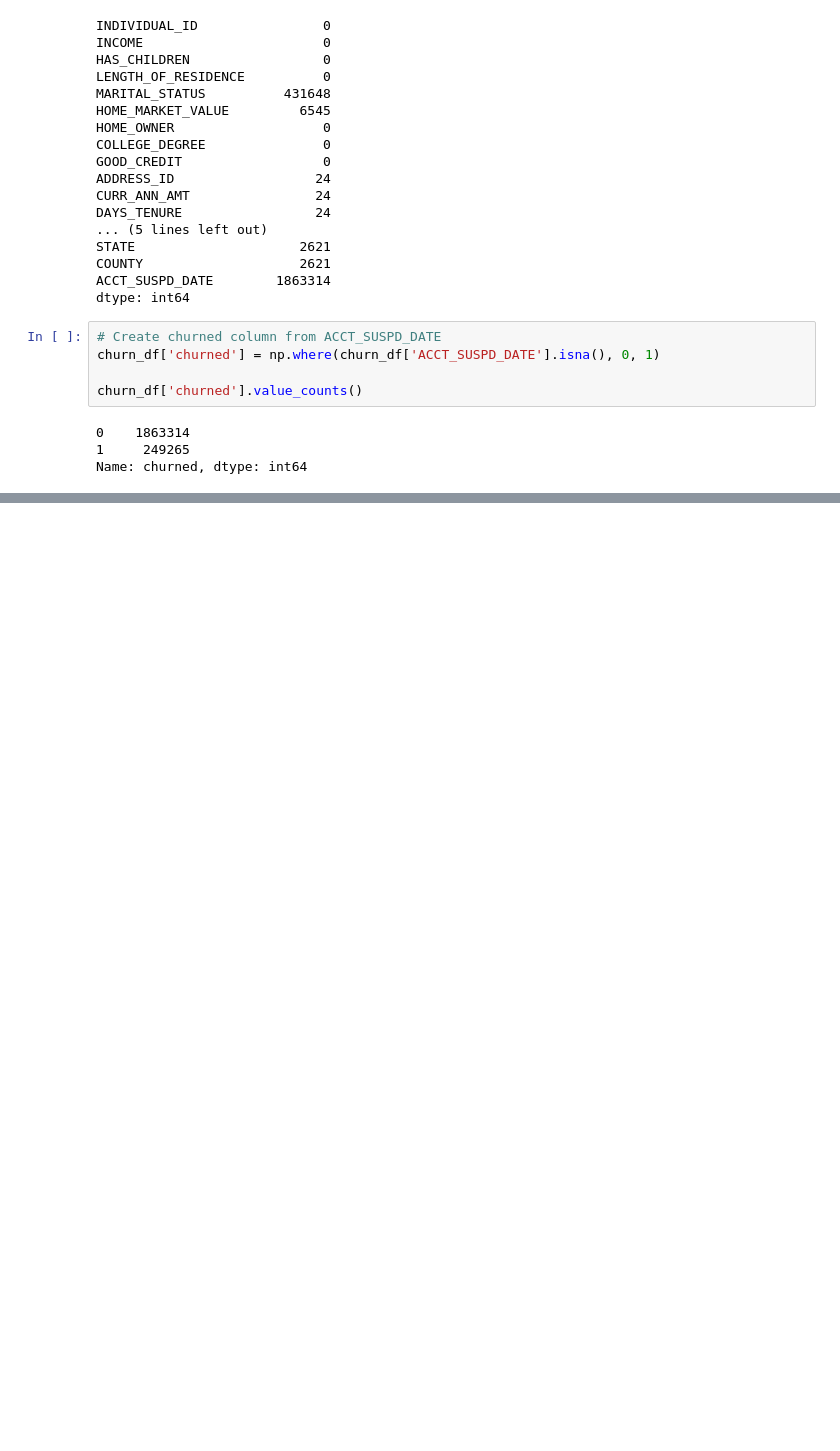
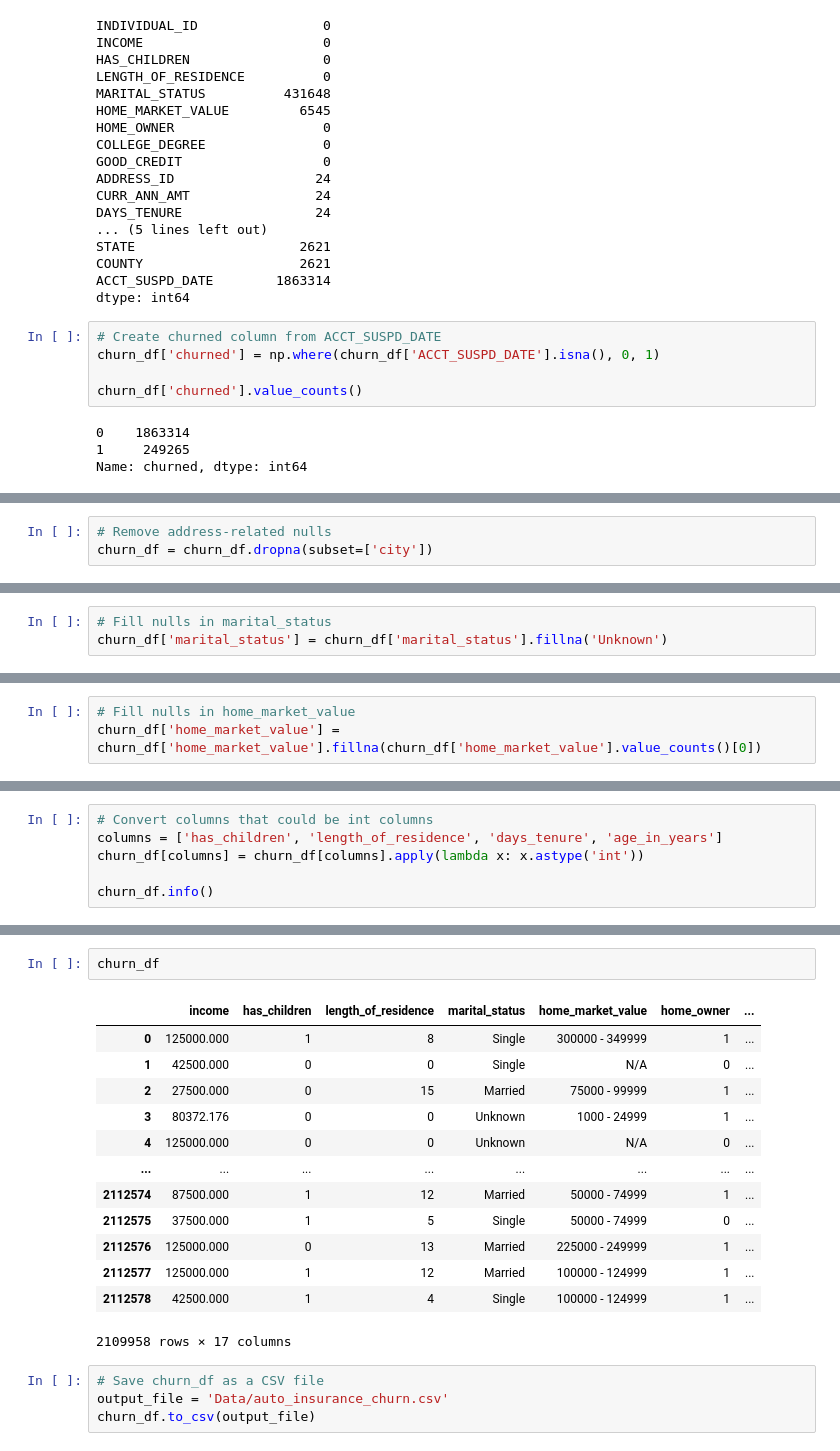
Before and after one commit to sbenston/auto_insurance_churn, a Jupyter notebook: insurance_cleaning.ipynb, the cells around one changed output, grey strips where cells are left out. Saved outputs shown, nothing was run; the diff lists cells and outputs as text; blank space fills up the shorter version.

Commit message:
Clean remaining columns

```diff
--- a/insurance_cleaning.ipynb
+++ b/insurance_cleaning.ipynb
@@ -513,0 +536,3 @@ Index(['individual_id', 'income', 'has_children', 'length_of_residence',
+# %%
+# Remove address-related nulls
+churn_df = churn_df.dropna(subset=['city'])
@@ -513,0 +548,3 @@ Index(['individual_id', 'income', 'has_children', 'length_of_residence',
+# %%
+# Fill nulls in marital_status
+churn_df['marital_status'] = churn_df['marital_status'].fillna('Unknown')
@@ -513,0 +574,3 @@ Index(['individual_id', 'income', 'has_children', 'length_of_residence',
+# %%
+# Fill nulls in home_market_value
+churn_df['home_market_value'] = churn_df['home_market_value'].fillna(churn_df['home_market_value'].value_counts()[0])
@@ -513,0 +599,6 @@ Index(['individual_id', 'income', 'has_children', 'length_of_residence',
+# %%
+# Convert columns that could be int columns
+columns = ['has_children', 'length_of_residence', 'days_tenure', 'age_in_years']
+churn_df[columns] = churn_df[columns].apply(lambda x: x.astype('int'))
+
+churn_df.info()
@@ -513,0 +623,20 @@ Index(['individual_id', 'income', 'has_children', 'length_of_residence',
+# %%
+churn_df
+# %% [output]
+|  | income | has_children | length_of_residence | marital_status | home_market_value | home_owner | ... |
+| 0 | 125000.000 | 1 | 8 | Single | 300000 - 349999 | 1 | ... |
+| 1 | 42500.000 | 0 | 0 | Single | N/A | 0 | ... |
+| 2 | 27500.000 | 0 | 15 | Married | 75000 - 99999 | 1 | ... |
+| 3 | 80372.176 | 0 | 0 | Unknown | 1000 - 24999 | 1 | ... |
+| 4 | 125000.000 | 0 | 0 | Unknown | N/A | 0 | ... |
+| ... | ... | ... | ... | ... | ... | ... | ... |
+| 2112574 | 87500.000 | 1 | 12 | Married | 50000 - 74999 | 1 | ... |
+| 2112575 | 37500.000 | 1 | 5 | Single | 50000 - 74999 | 0 | ... |
+| 2112576 | 125000.000 | 0 | 13 | Married | 225000 - 249999 | 1 | ... |
+| 2112577 | 125000.000 | 1 | 12 | Married | 100000 - 124999 | 1 | ... |
+| 2112578 | 42500.000 | 1 | 4 | Single | 100000 - 124999 | 1 | ... |
+2109958 rows × 17 columns
+# %%
+# Save churn_df as a CSV file
+output_file = 'Data/auto_insurance_churn.csv'
+churn_df.to_csv(output_file)
```
Also changed, not shown: parts of 13 cells of this notebook.
